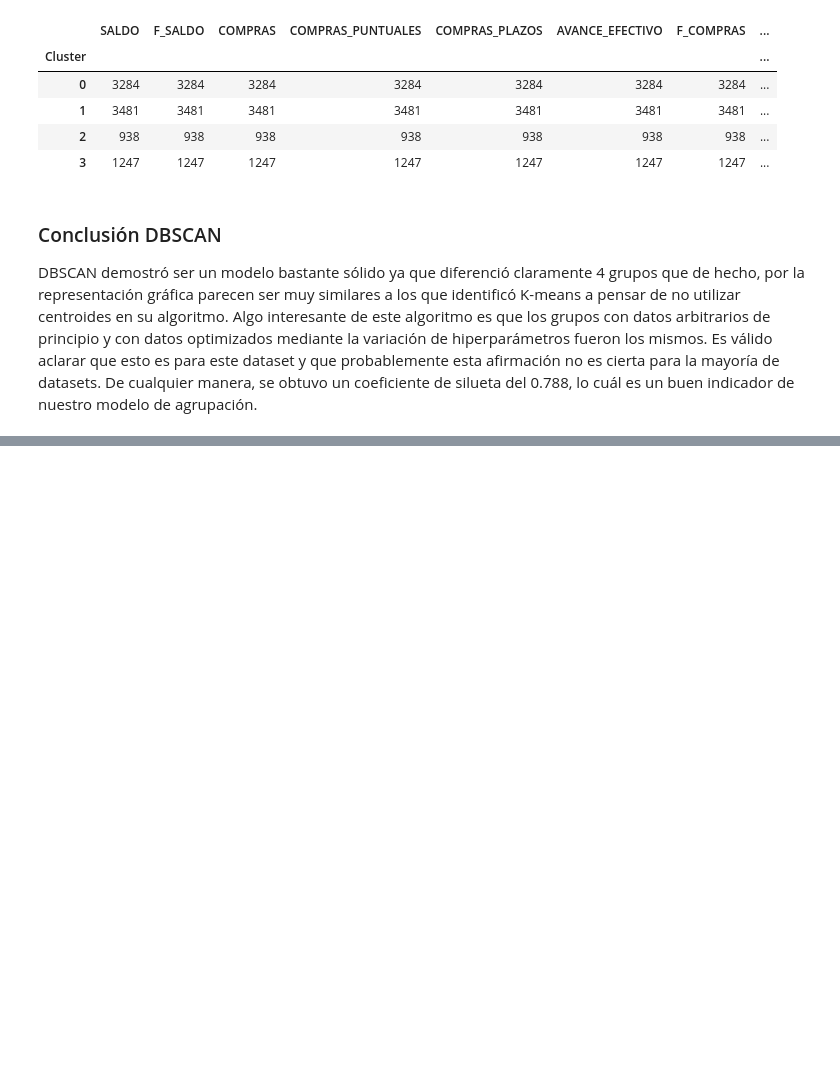
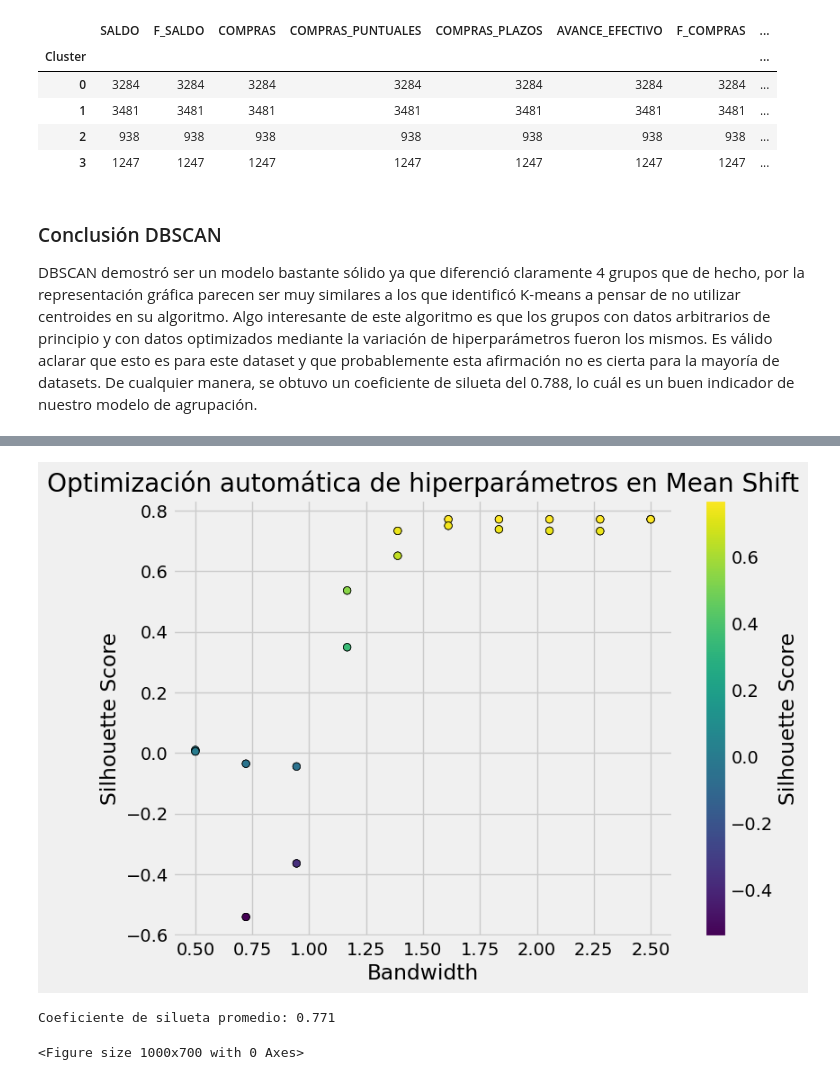
Before and after one commit to InteligenciaNegocios-G14/Laboratorio2, a Jupyter notebook: Laboratorio2.ipynb, the cells around one changed output, grey strips where cells are left out. Saved outputs shown, nothing was run; the diff lists cells and outputs as text; code cells hidden in the pictures; blank space fills up the shorter version.

```diff
--- a/Laboratorio2.ipynb
+++ b/Laboratorio2.ipynb
@@ -748,0 +844,15 @@ DBSCAN demostró ser un modelo bastante sólido ya que diferenció claramente 4
+# %%
+# Graficar los resultados (solo bandwidth vs. score para simplificar)
+bandwidth_vals = [r[0] for r in results]
+scores = [r[3] for r in results]
+
+plt.figure(figsize=(8, 6))
+plt.scatter(bandwidth_vals, scores, c=scores, cmap='viridis', marker='o', edgecolors='k')
+plt.colorbar(label='Silhouette Score')
+plt.xlabel('Bandwidth')
+plt.ylabel('Silhouette Score')
+plt.title('Optimización automática de hiperparámetros en Mean Shift')
+plt.grid(True)
+plt.show()
+# %% [output]
+[figure, added]
@@ -748,0 +865,6 @@ DBSCAN demostró ser un modelo bastante sólido ya que diferenció claramente 4
+# %%
+# Calcular el coeficiente de silueta promedio
+silhouette_avg = silhouette_score(data_scaled, cluster_labels)
+print(f"Coeficiente de silueta promedio: {silhouette_avg:.3f}")
+# %% [output]
+Coeficiente de silueta promedio: 0.771
@@ -748,0 +874,6 @@ DBSCAN demostró ser un modelo bastante sólido ya que diferenció claramente 4
+# %%
+# Crear la gráfica de silueta
+plt.figure(figsize=(10, 7))
+y_lower = 10  # Espacio entre clusters
+# %% [output]
+<Figure size 1000x700 with 0 Axes>
```
Also changed, not shown: parts of 23 cells of this notebook.
